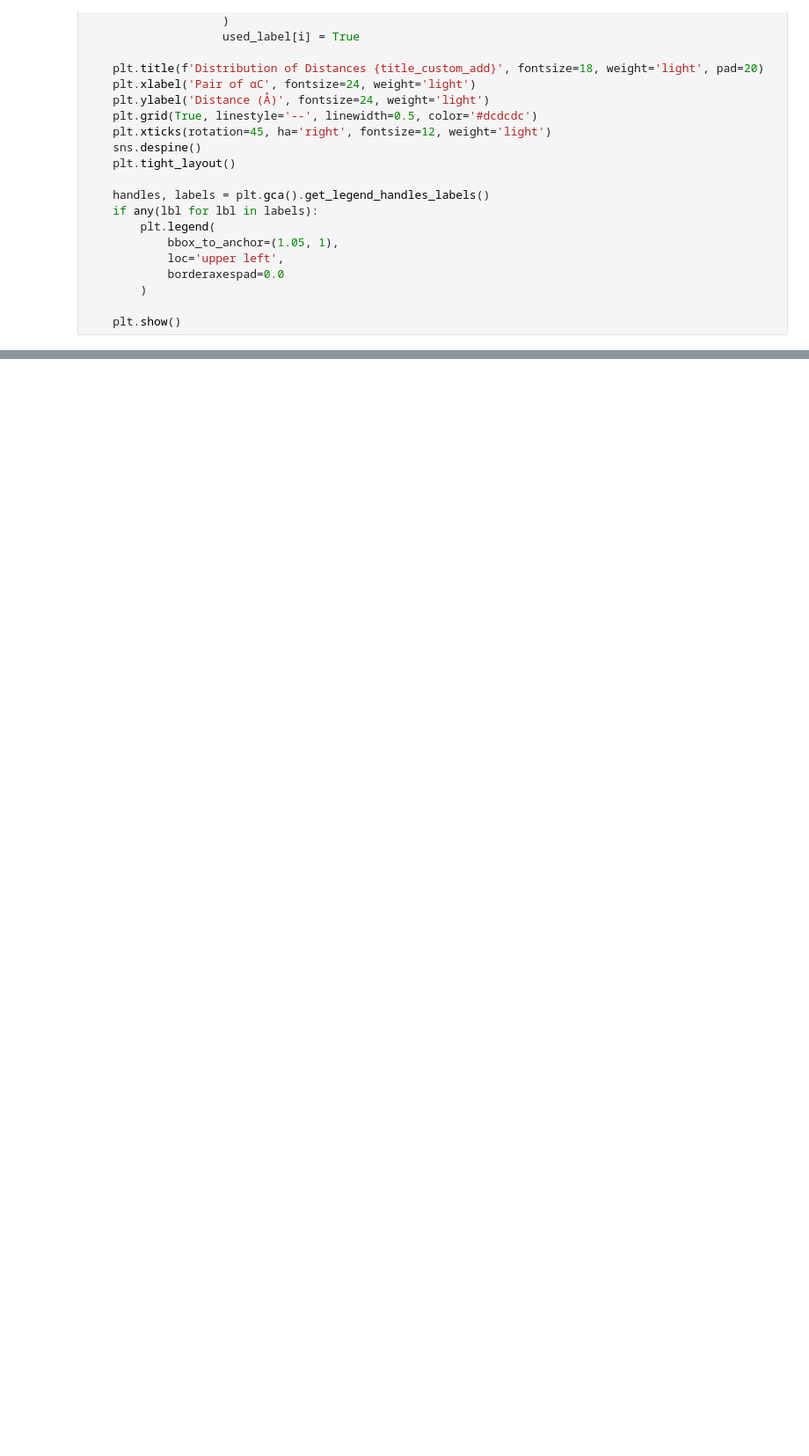
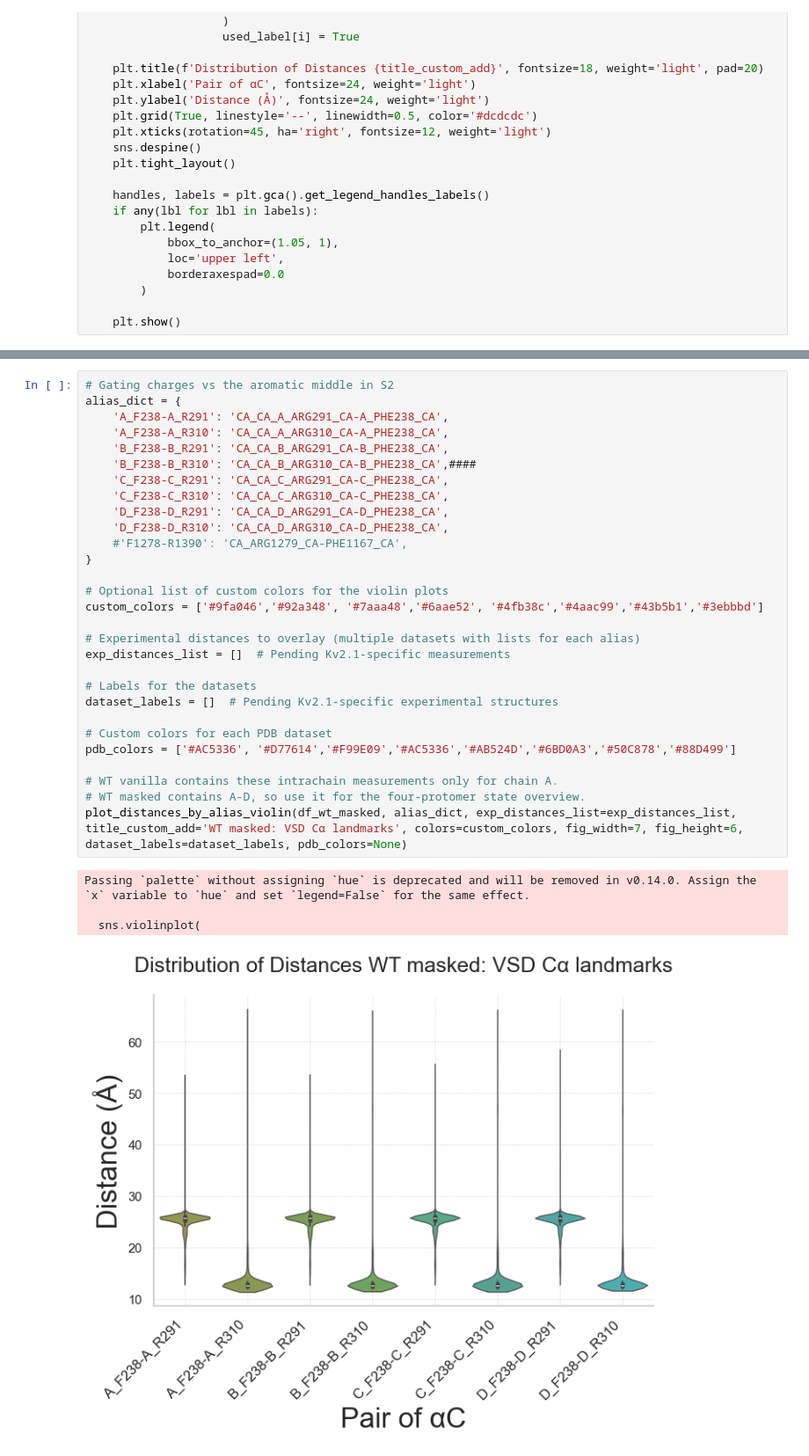
Before and after one commit to adrishg/vgci_mutants, a Jupyter notebook: kv21/Kv21_distanceDistribution_vsExperimental.ipynb, the cells around one changed output, grey strips where cells are left out. Shown at 88% size. Drawn from its saved outputs; the diff is of its cells as text; blank space fills up the shorter version.

```diff
--- a/kv21/Kv21_distanceDistribution_vsExperimental.ipynb
+++ b/kv21/Kv21_distanceDistribution_vsExperimental.ipynb
@@ -403,3 +281,37 @@ Warning: Column 'CA_CA_D_ARG310_CA-D_PHE238_CA' not found in the DataFrame; alia
+# %%
+# Gating charges vs the aromatic middle in S2
+alias_dict = {
+    'A_F238-A_R291': 'CA_CA_A_ARG291_CA-A_PHE238_CA',
+    'A_F238-A_R310': 'CA_CA_A_ARG310_CA-A_PHE238_CA',
+    'B_F238-B_R291': 'CA_CA_B_ARG291_CA-B_PHE238_CA',
+    'B_F238-B_R310': 'CA_CA_B_ARG310_CA-B_PHE238_CA',####
+    'C_F238-C_R291': 'CA_CA_C_ARG291_CA-C_PHE238_CA',
+    'C_F238-C_R310': 'CA_CA_C_ARG310_CA-C_PHE238_CA',
+    'D_F238-D_R291': 'CA_CA_D_ARG291_CA-D_PHE238_CA',
+    'D_F238-D_R310': 'CA_CA_D_ARG310_CA-D_PHE238_CA',
+    #'F1278-R1390': 'CA_ARG1279_CA-PHE1167_CA',
+}
+
+# Optional list of custom colors for the violin plots
+custom_colors = ['#9fa046','#92a348', '#7aaa48','#6aae52', '#4fb38c','#4aac99','#43b5b1','#3ebbbd']
+
+# Experimental distances to overlay (multiple datasets with lists for each alias)
+exp_distances_list = []  # Pending Kv2.1-specific measurements
+
+# Labels for the datasets
+dataset_labels = []  # Pending Kv2.1-specific experimental structures
+
+# Custom colors for each PDB dataset
+pdb_colors = ['#AC5336', '#D77614','#F99E09','#AC5336','#AB524D','#6BD0A3','#50C878','#88D499']
+
+# WT vanilla contains these intrachain measurements only for chain A.
+# WT masked contains A-D, so use it for the four-protomer state overview.
+plot_distances_by_alias_violin(df_wt_masked, alias_dict, exp_distances_list=exp_distances_list, title_custom_add='WT masked: VSD Cα landmarks', colors=custom_colors, fig_width=7, fig_height=6, dataset_labels=dataset_labels, pdb_colors=None)
+# %% [output]
+Passing `palette` without assigning `hue` is deprecated and will be removed in v0.14.0. Assign the `x` variable to `hue` and set `legend=False` for the same effect.
+
+  sns.violinplot(
+[figure, added]
 # %%
 def plot_split_violin(df, alias_dict, title_custom_add='', fig_width=6, fig_height=6, colors=None):
     import pandas as pd
```
Also changed, not shown: parts of 53 cells of this notebook, 2 other files.
